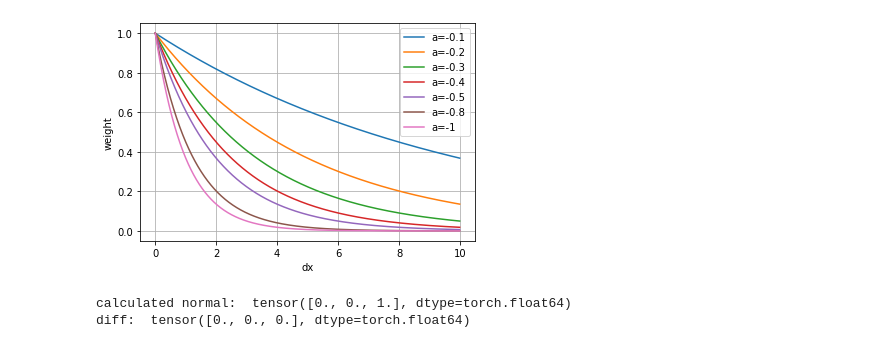
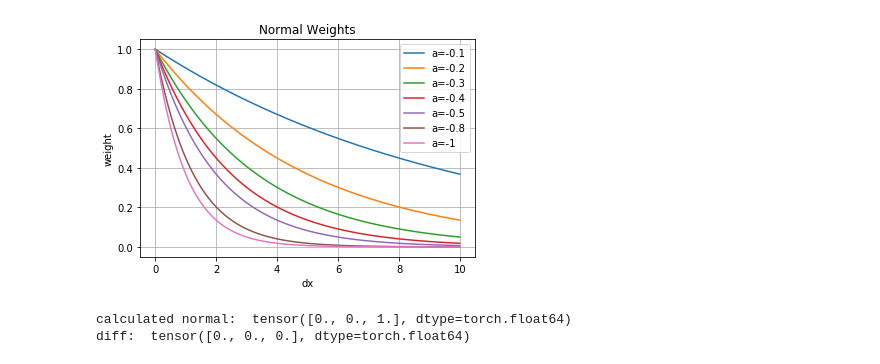
Before and after one commit to ArashJavan/DeepLIO, a Jupyter notebook: notebooks/02_normal_estimation.ipynb, the cells around one changed output. Drawn from its saved outputs; the diff is of its cells as text; code cells hidden in the pictures.

```diff
--- a/notebooks/02_normal_estimation.ipynb
+++ b/notebooks/02_normal_estimation.ipynb
@@ -8,18 +8,20 @@ def calc_weight(x, alpha=-0.2):
 # %%
 # Visualizing different weights
 alpha = [-0.1, -0.2, -0.3, -0.4, -0.5, -0.8, -1]
 
 N = lambda x, a: np.exp(a*x)
 x = np.arange(0, 10, 0.01)
 
 for i in range(len(alpha)):
     plt.plot(x, N(x, alpha[i]), label="a={}".format(alpha[i]))
+plt.title("Normal Weights")
 plt.xlabel('dx')
 plt.ylabel('weight')
 plt.legend()
 plt.grid()
+plt.savefig("normal_weights.png", dpi=400)
 # %% [output]
-[figure, old version]
+[figure, new version]
 # %%
 def calc_normal(xi, x0, x1, x2, x3):
     x_n = torch.stack([x0, x1, x2, x3])
```
Also changed, not shown: 2 other files.
